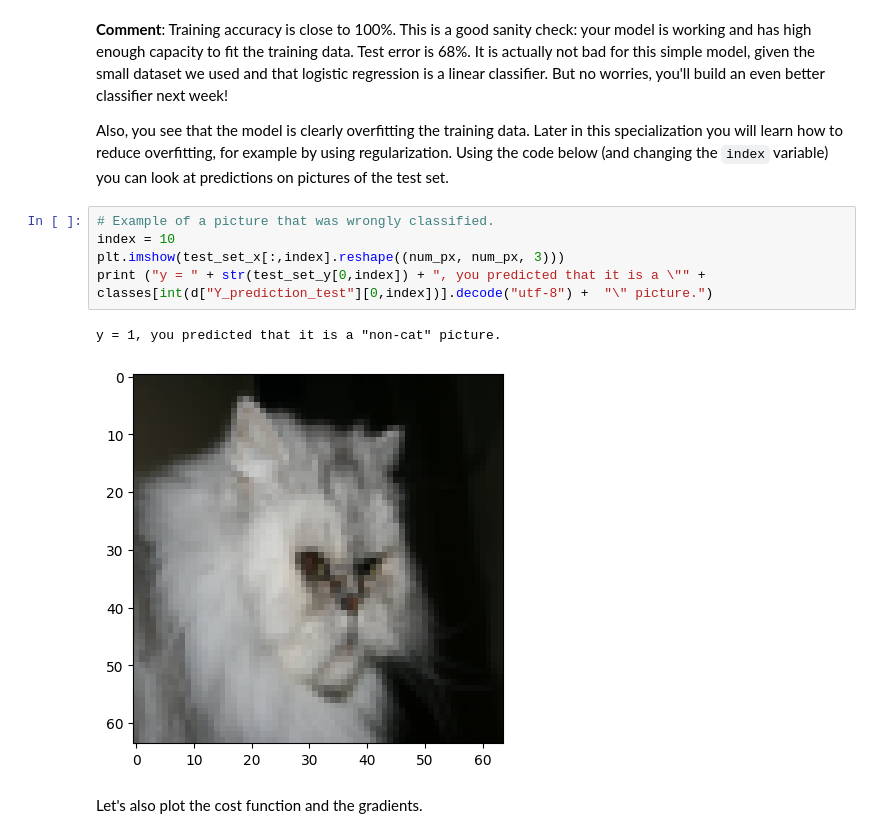
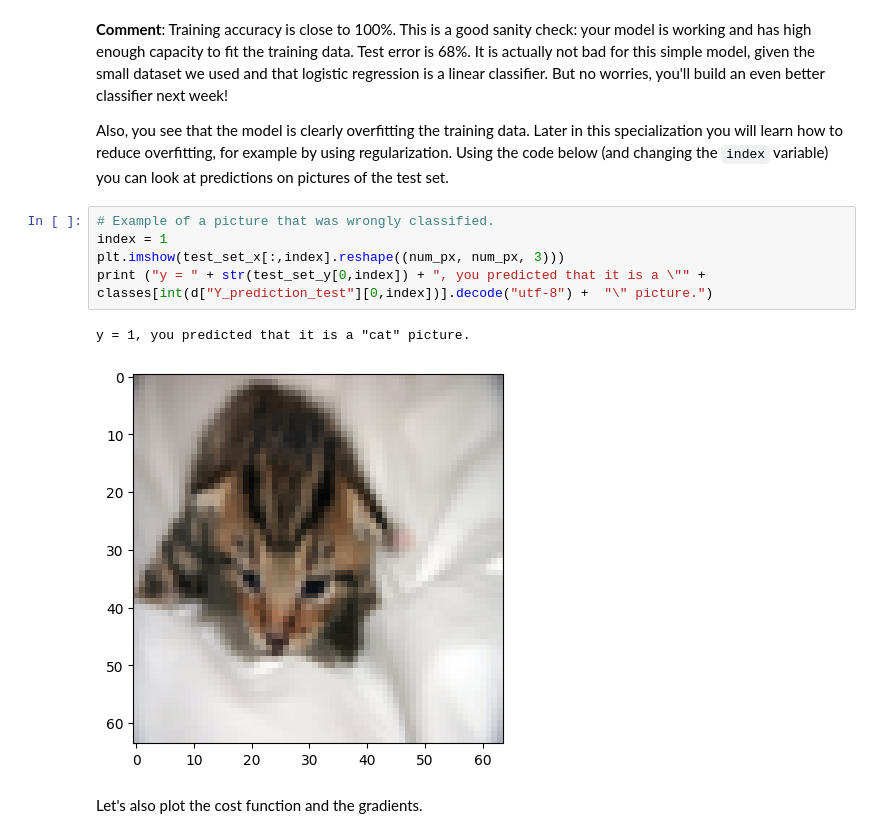
Before and after one commit to Wayne-dot/Coursework, a Jupyter notebook: Deep-Learning-Specialization/Neural-Networks-and-Deep-Learning/Week2/assignment2_2.ipynb, the cells around one changed output. Cells and saved outputs as stored; diff of their text form.

```diff
--- a/Deep-Learning-Specialization/Neural-Networks-and-Deep-Learning/Week2/assignment2_2.ipynb
+++ b/Deep-Learning-Specialization/Neural-Networks-and-Deep-Learning/Week2/assignment2_2.ipynb
@@ -690,12 +690,12 @@ test accuracy: 70.0 %
 Also, you see that the model is clearly overfitting the training data. Later in this specialization you will learn how to reduce overfitting, for example by using regularization. Using the code below (and changing the `index` variable) you can look at predictions on pictures of the test set.
 # %%
 # Example of a picture that was wrongly classified.
-index = 10
+index = 1
 plt.imshow(test_set_x[:,index].reshape((num_px, num_px, 3)))
 print ("y = " + str(test_set_y[0,index]) + ", you predicted that it is a \"" + classes[int(d["Y_prediction_test"][0,index])].decode("utf-8") +  "\" picture.")
 # %% [output]
-y = 1, you predicted that it is a "non-cat" picture.
+y = 1, you predicted that it is a "cat" picture.
-[figure, old version]
+[figure, new version]
 # %% [markdown]
 Let's also plot the cost function and the gradients.
 # %%
```
Also changed, not shown: 1 other file.
